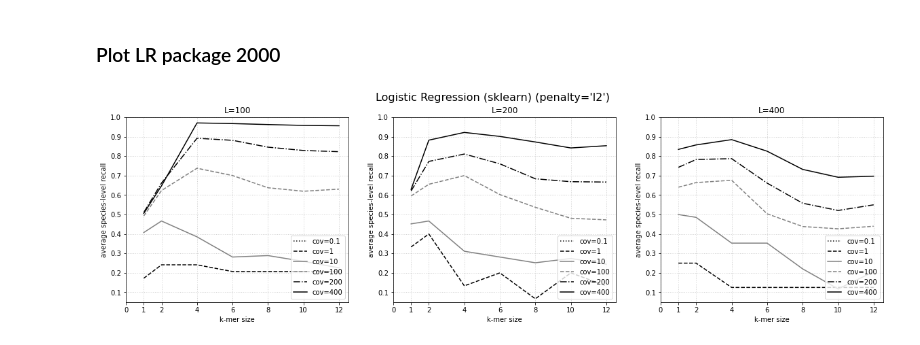
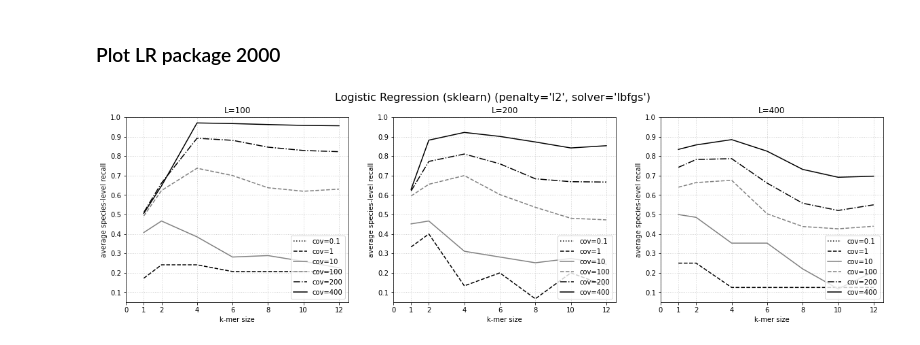
Before and after one commit to ryanquinnnelson/CMU-02620-Metagenomics, a Jupyter notebook: plot_results_rqn_210409.ipynb, the cells around one changed output. Cells and saved outputs as stored; diff of their text form; code cells hidden in the pictures.

```diff
--- a/plot_results_rqn_210409.ipynb
+++ b/plot_results_rqn_210409.ipynb
@@ -111,9 +111,9 @@ plot_graphs(df, title, 0.15,0.5, np.linspace(0.2,0.5,7), 'upper right')
 # %%
 filename='data/results/results-2000-lrpackage.csv'
 droplist = ['experiment','category','classifier','training shape', 'penalty','multiclass','class_weight','score type']
 df = pd.read_csv(filename).drop(droplist,axis=1)
-title = "Logistic Regression (sklearn) (penalty='l2')"
+title = "Logistic Regression (sklearn) (penalty='l2', solver='lbfgs')"
 
 plot_graphs(df, title, 0.05, 1, np.linspace(0.1,1,10), 'lower right')
 # %% [output]
-[figure, old version]
+[figure, new version]
```
Also changed, not shown: 4 other files.
